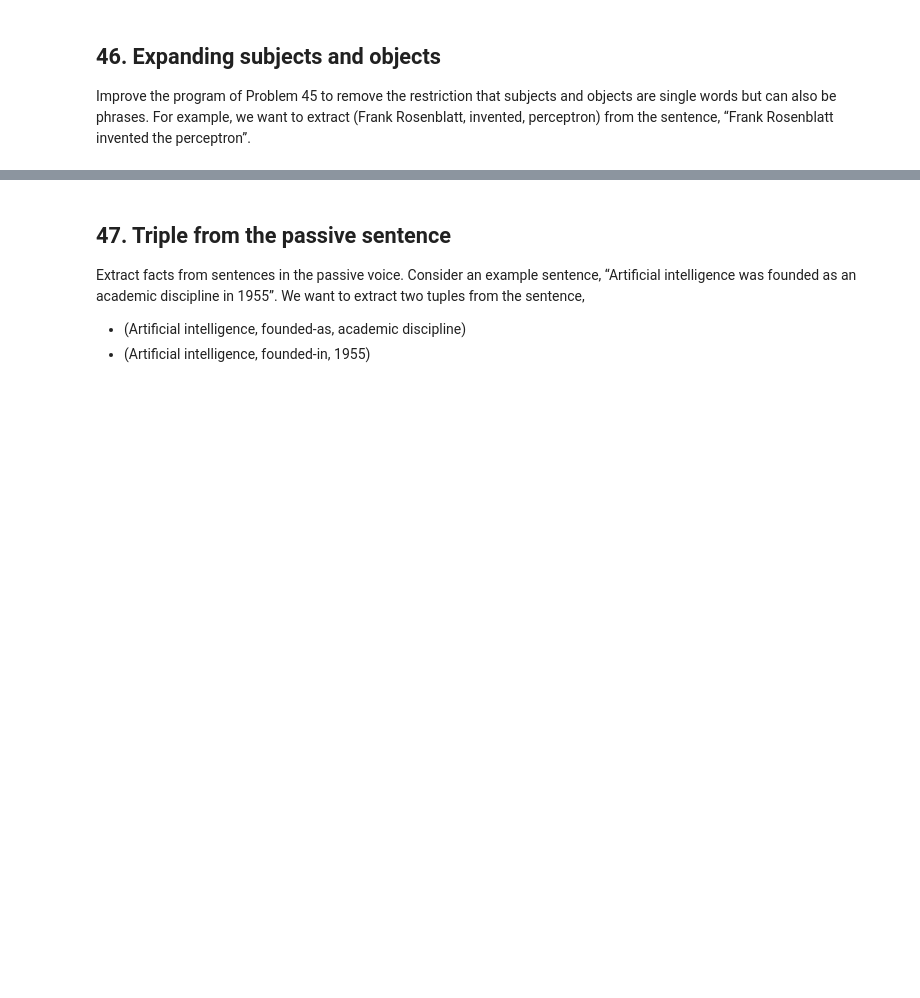
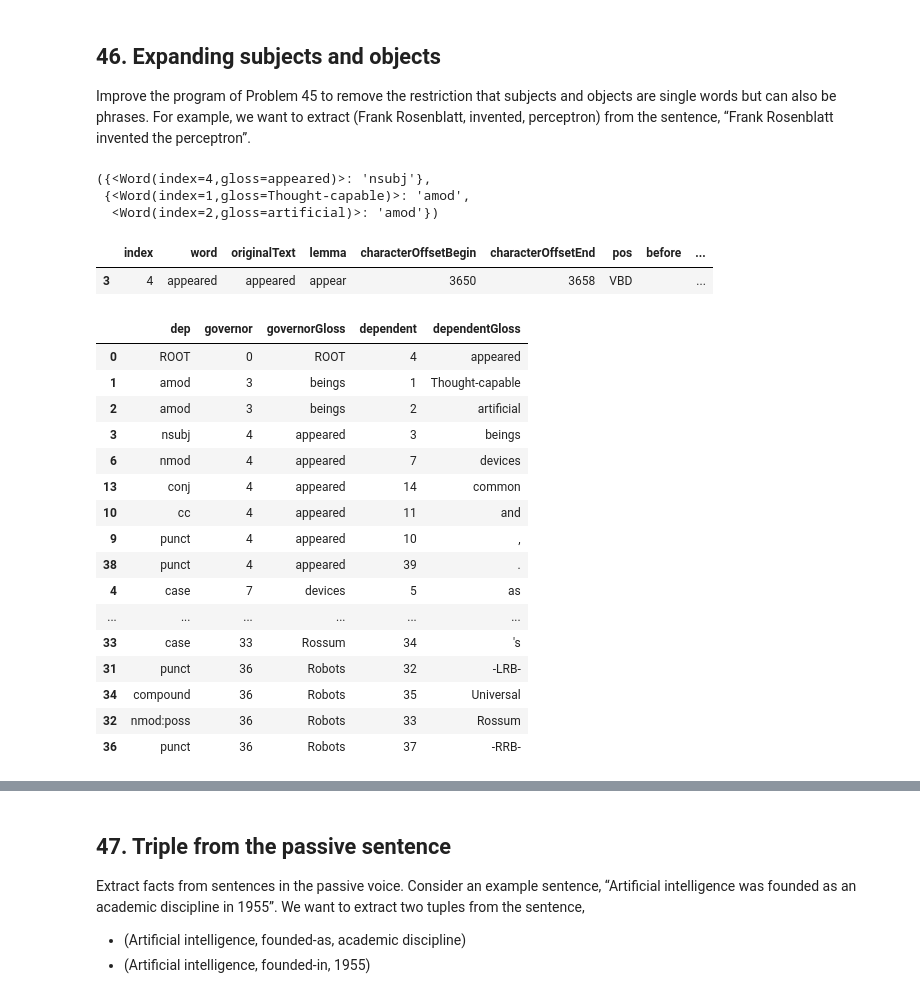
Before and after one commit to rizstwn/llm-learning, a Jupyter notebook: nlp-hundred-exercise.ipynb, the cells around one changed output, grey strips where cells are left out. Drawn from its saved outputs; the diff is of its cells as text; code cells hidden in the pictures; blank space fills up the shorter version.

```diff
--- a/nlp-hundred-exercise.ipynb
+++ b/nlp-hundred-exercise.ipynb
@@ -1031,3 +1006,35 @@ res
 ## 46. Expanding subjects and objects
 
 Improve the program of Problem 45 to remove the restriction that subjects and objects are single words but can also be phrases. For example, we want to extract (Frank Rosenblatt, invented, perceptron) from the sentence, “Frank Rosenblatt invented the perceptron”.
+# %%
+sentences_dep[22][3].head,sentences_dep[22][3].children
+# %% [output]
+({<Word(index=4,gloss=appeared)>: 'nsubj'},
+ {<Word(index=1,gloss=Thought-capable)>: 'amod',
+  <Word(index=2,gloss=artificial)>: 'amod'})
+# %%
+test_df = pd.DataFrame(json_zip['sentences'][22]['tokens'])
+test_df.loc[test_df['pos']=='VBD']
+# %% [output]
+|  | index | word | originalText | lemma | characterOffsetBegin | characterOffsetEnd | pos | before | ... |
+| 3 | 4 | appeared | appeared | appear | 3650 | 3658 | VBD |  | ... |
+# %%
+pd.DataFrame(json_zip['sentences'][22]['basicDependencies']).sort_values('governor')
+# %% [output]
+|  | dep | governor | governorGloss | dependent | dependentGloss |
+| 0 | ROOT | 0 | ROOT | 4 | appeared |
+| 1 | amod | 3 | beings | 1 | Thought-capable |
+| 2 | amod | 3 | beings | 2 | artificial |
+| 3 | nsubj | 4 | appeared | 3 | beings |
+| 6 | nmod | 4 | appeared | 7 | devices |
+| 13 | conj | 4 | appeared | 14 | common |
+| 10 | cc | 4 | appeared | 11 | and |
+| 9 | punct | 4 | appeared | 10 | , |
+| 38 | punct | 4 | appeared | 39 | . |
+| 4 | case | 7 | devices | 5 | as |
+| ... | ... | ... | ... | ... | ... |
+| 33 | case | 33 | Rossum | 34 | 's |
+| 31 | punct | 36 | Robots | 32 | -LRB- |
+| 34 | compound | 36 | Robots | 35 | Universal |
+| 32 | nmod:poss | 36 | Robots | 33 | Rossum |
+| 36 | punct | 36 | Robots | 37 | -RRB- |
```
Also changed, not shown: parts of 6 cells of this notebook.
